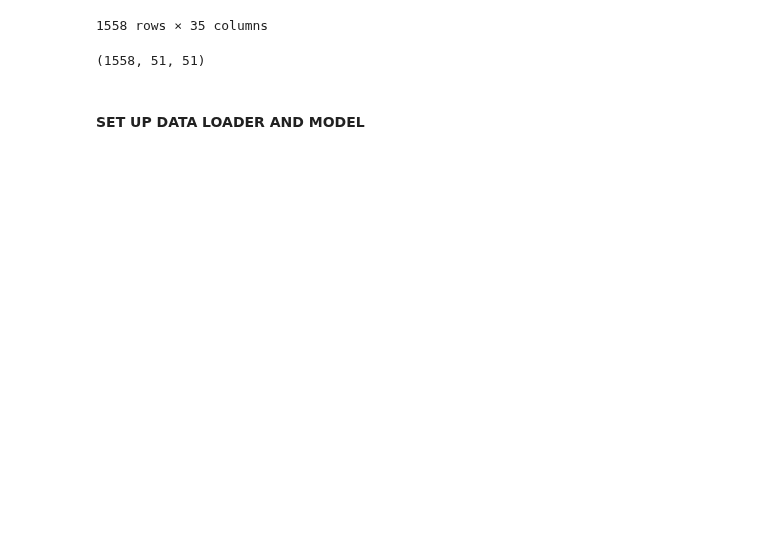
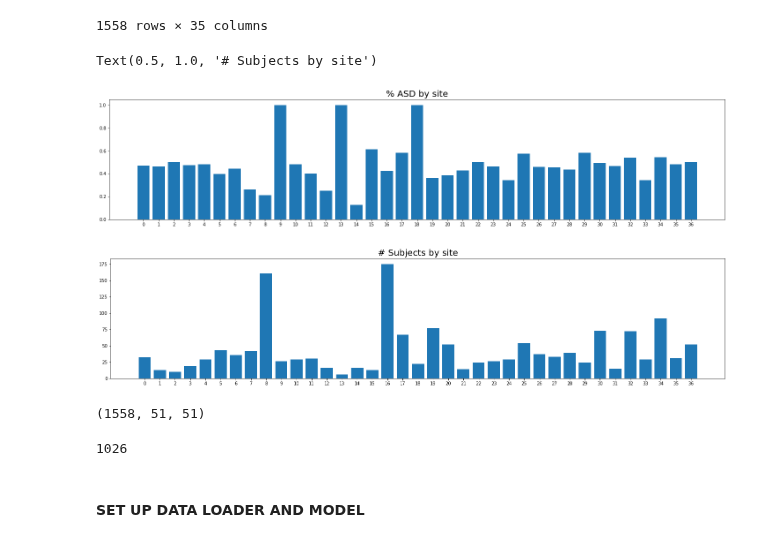
Before and after one commit to Aglinskas/BC-fMRI-AE, a Jupyter notebook: Notebooks/0091-train-CVAE-cmats-dropout.ipynb, the cells around one changed output. Drawn from its saved outputs; the diff is of its cells as text; code cells hidden in the pictures; blank space fills up the shorter version.

```diff
--- a/Notebooks/0091-train-CVAE-cmats-dropout.ipynb
+++ b/Notebooks/0091-train-CVAE-cmats-dropout.ipynb
@@ -177,6 +177,26 @@ df
 | 1556 | 2053 | 749 | 30166 | 2 | NaN | 10.00 | 2 | 1.0 | ... |
 | 1557 | 2054 | 750 | 30167 | 2 | NaN | 14.00 | 2 | 1.0 | ... |
 1558 rows × 35 columns
+# %%
+df['is_asd'] = df['diag'].values==1
+
+ys = df.groupby(by=["siteID"], dropna=False).mean()['is_asd'].values
+xs = np.arange(len(ys))
+plt.figure(figsize=(25,5))
+plt.bar(xs,ys)
+plt.xticks(xs);
+plt.title('% ASD by site',fontsize=20)
+
+ys = df.groupby(by=["siteID"], dropna=False).count()['is_asd'].values
+xs = np.arange(len(ys))
+plt.figure(figsize=(25,5))
+plt.bar(xs,ys)
+plt.xticks(xs);
+plt.title('# Subjects by site',fontsize=20)
+# %% [output]
+Text(0.5, 1.0, '# Subjects by site')
+[figure, added]
+[figure, added]
 # %%
 # cmats = np.load('../Data/cmats_r51_S1502.npz')['data']
 # cmats.shape
@@ -185,3 +205,16 @@ cmats = (cmats+1)/2
 cmats.shape
 # %% [output]
 (1558, 51, 51)
+# %%
+## SLICE DATA
+
+site_perc = df.groupby(by=["siteID"], dropna=False).mean()['is_asd'].values
+bad_sites_bool = (site_perc > .6) + (site_perc < .4)
+siteIDs = df.groupby(by=["siteID"], dropna=False).mean()['is_asd'].index.values
+bad_sites_idx = siteIDs[bad_sites_bool]
+
+## good subjects
+good_subjects = ~df['siteID'].isin(bad_sites_idx).values
+print(good_subjects.sum())
+# %% [output]
+1026
```
Also changed, not shown: parts of 27 cells of this notebook, 4 other files.
